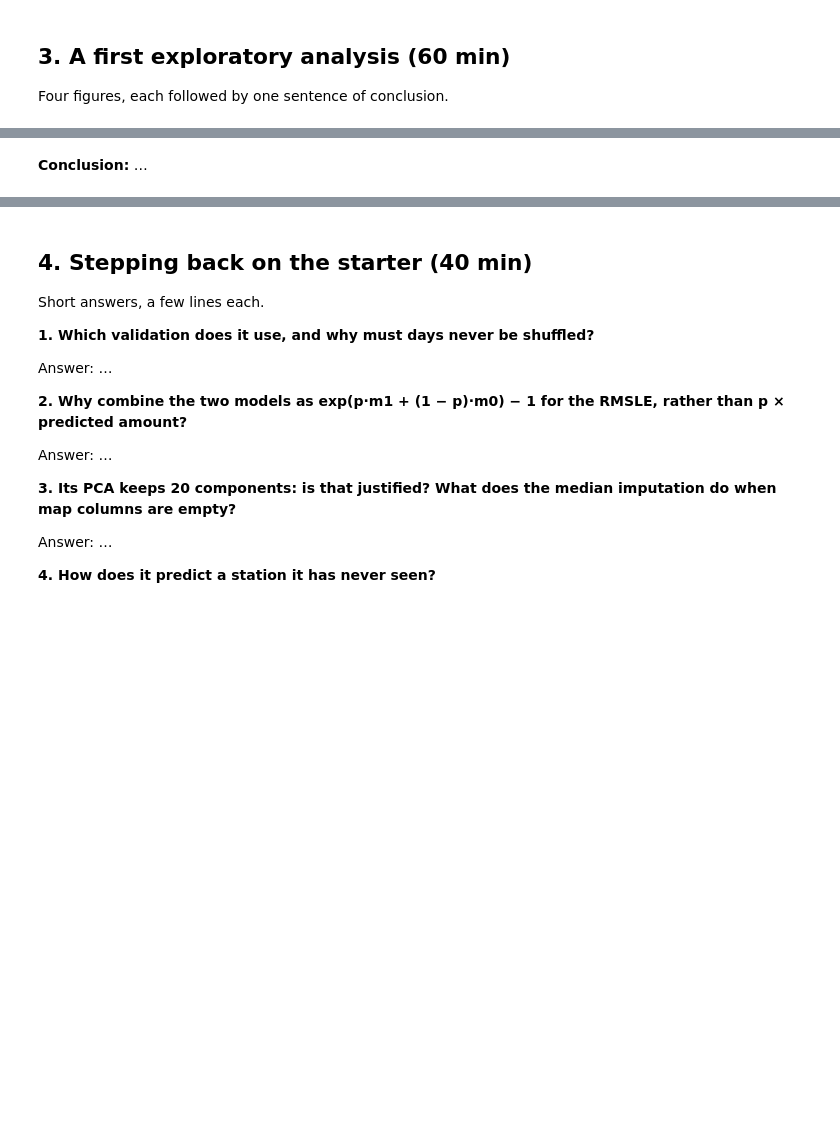
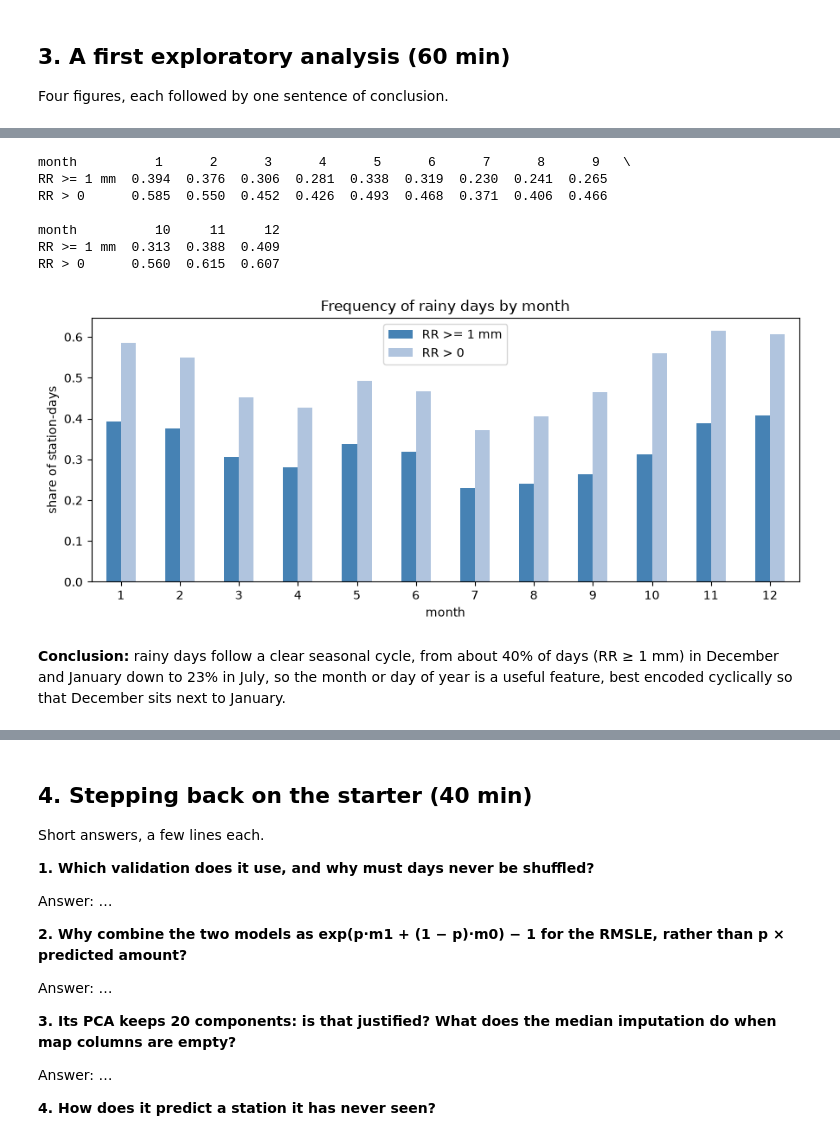
Before and after one commit to GabDestal/ML_Kaggle_Competition, a Jupyter notebook: session1_checkpoint.ipynb, the cells around one changed output, grey strips where cells are left out. Drawn from its saved outputs; the diff is of its cells as text; code cells hidden in the pictures; blank space fills up the shorter version.

```diff
--- a/session1_checkpoint.ipynb
+++ b/session1_checkpoint.ipynb
@@ -128,5 +184,23 @@ Four figures, each followed by one sentence of conclusion.
 # %%
-# Figure 2. Seasonality: frequency of rainy days by month
+#Fig 2. Seasonality: frequency of rainy days by month
+#rainy day = RR >= 1 mm (the usual Météo-France threshold), RR > 0 shown for comparison
+by_month = pd.DataFrame({"RR >= 1 mm": (train.rr >= 1).groupby(train.month).mean(),
+                         "RR > 0": (train.rr > 0).groupby(train.month).mean()})
+print(by_month.round(3).T)
+
+ax = by_month.plot.bar(figsize=(9, 4), color=["steelblue", "lightsteelblue"], rot=0)
+ax.set(xlabel="month", ylabel="share of station-days", title="Frequency of rainy days by month")
+plt.tight_layout()
+plt.show()
+# %% [output]
+month          1      2      3      4      5      6      7      8      9   \
+RR >= 1 mm  0.394  0.376  0.306  0.281  0.338  0.319  0.230  0.241  0.265
+RR > 0      0.585  0.550  0.452  0.426  0.493  0.468  0.371  0.406  0.466
+
+month          10     11     12
+RR >= 1 mm  0.313  0.388  0.409
+RR > 0      0.560  0.615  0.607
+[figure, added]
 # %% [markdown]
-**Conclusion:** …
+**Conclusion:** rainy days follow a clear seasonal cycle, from about 40% of days (RR ≥ 1 mm) in December and January down to 23% in July, so the month or day of year is a useful feature, best encoded cyclically so that December sits next to January.
 # %%
```
Also changed, not shown: parts of 10 cells of this notebook, 2 other files.
